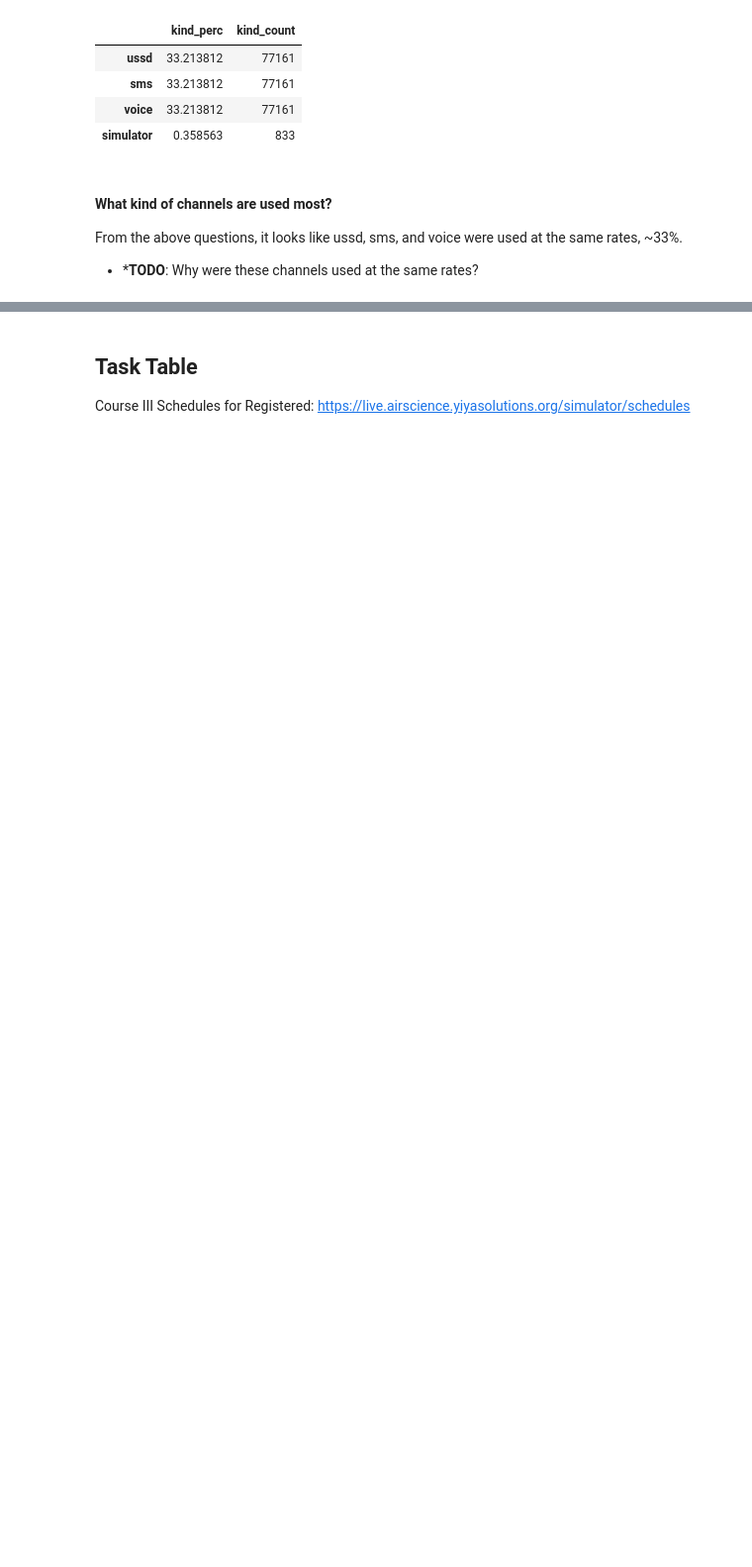
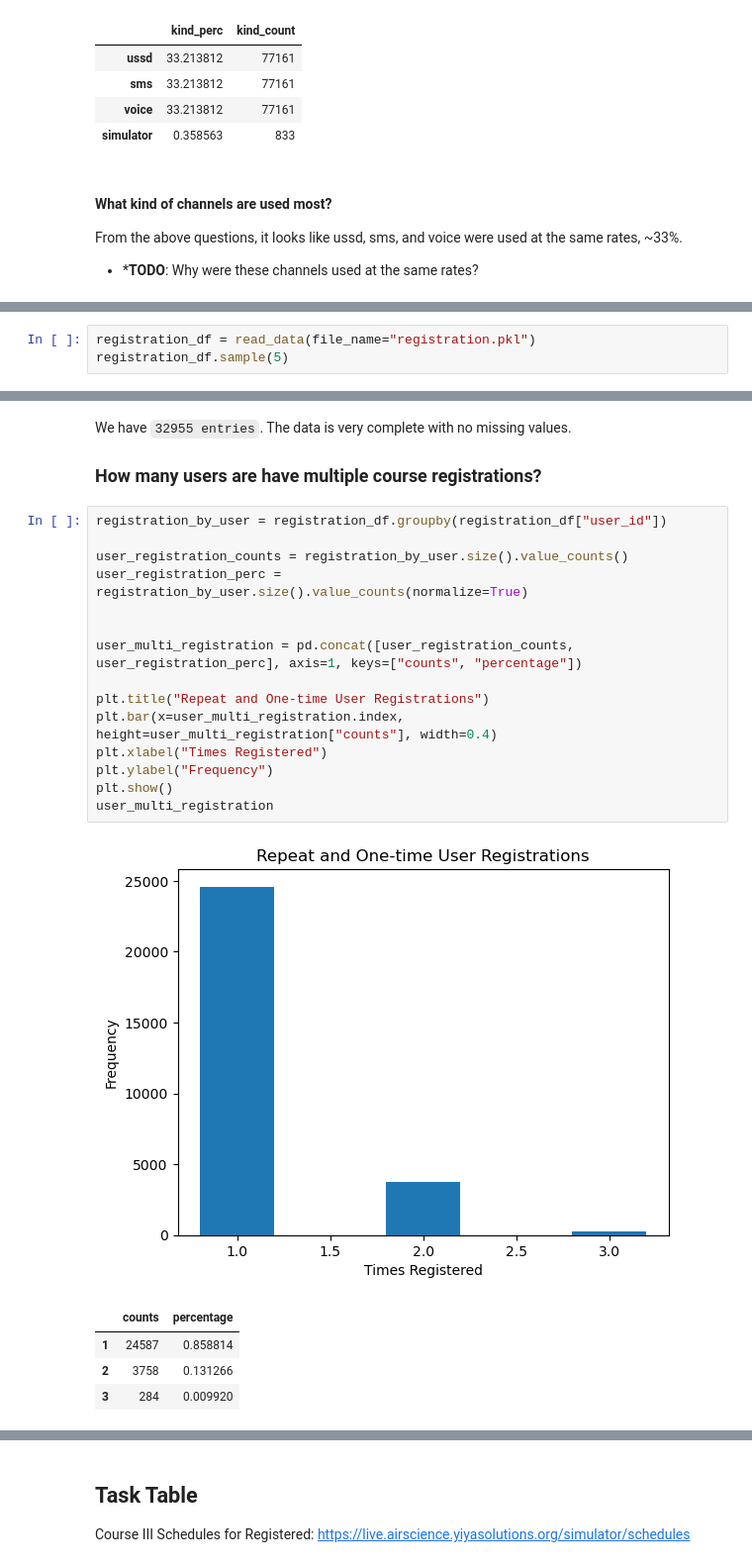
Before and after one commit to darrendbutler/yiya_data_analysis, a Jupyter notebook: dropout_analysis_course_2-3.ipynb, the cells around one changed output, grey strips where cells are left out. Shown at 99% size. Saved outputs shown, nothing was run; the diff lists cells and outputs as text; blank space fills up the shorter version.

```diff
--- a/dropout_analysis_course_2-3.ipynb
+++ b/dropout_analysis_course_2-3.ipynb
@@ -463,0 +581,3 @@ print(user_df["phone"].nunique())
+# %%
+registration_df = read_data(file_name="registration.pkl")
+registration_df.sample(5)
@@ -463,0 +637,25 @@ print(user_df["phone"].nunique())
+# %% [markdown]
+We have `32955 entries`. The data is very complete with no missing values.
+
+### How many users are have multiple course registrations?
+# %%
+registration_by_user = registration_df.groupby(registration_df["user_id"])
+
+user_registration_counts = registration_by_user.size().value_counts()
+user_registration_perc = registration_by_user.size().value_counts(normalize=True)
+
+
+user_multi_registration = pd.concat([user_registration_counts, user_registration_perc], axis=1, keys=["counts", "percentage"])
+
+plt.title("Repeat and One-time User Registrations")
+plt.bar(x=user_multi_registration.index, height=user_multi_registration["counts"], width=0.4)
+plt.xlabel("Times Registered")
+plt.ylabel("Frequency")
+plt.show()
+user_multi_registration
+# %% [output]
+[figure, added]
+|  | counts | percentage |
+| 1 | 24587 | 0.858814 |
+| 2 | 3758 | 0.131266 |
+| 3 | 284 | 0.009920 |
```
Also changed, not shown: parts of 34 cells of this notebook.
